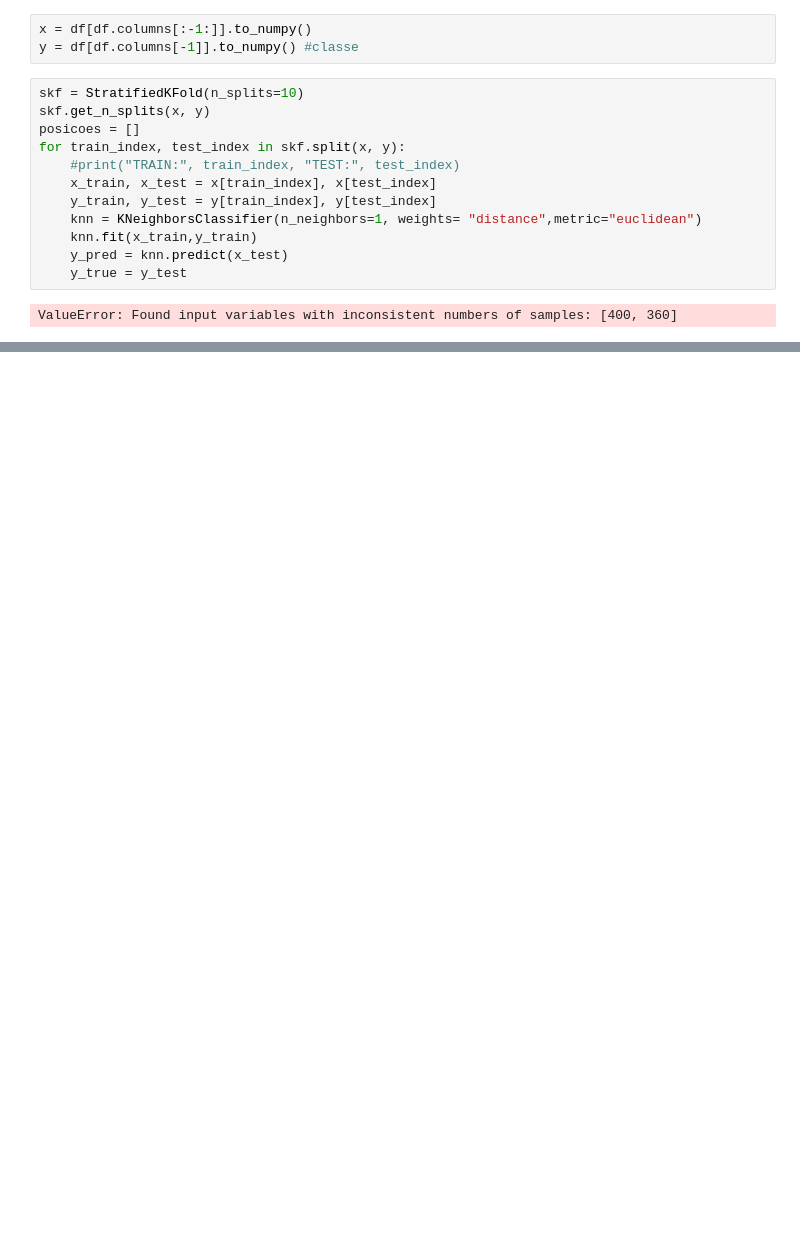
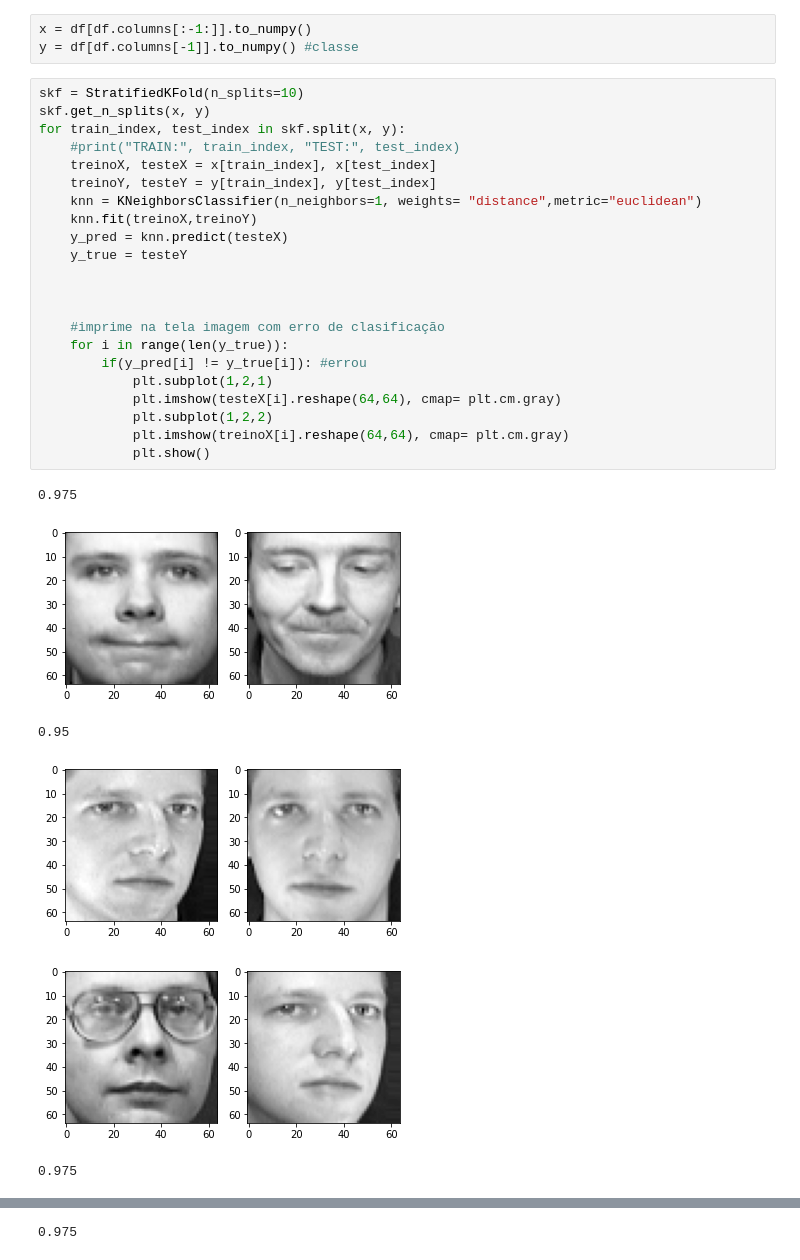
Before and after one commit to michloliveira/reconhecimento-de-padroes-2021.1, a Jupyter notebook: Semana-8/python/semana8.ipynb, the cells around one changed output, grey strips where cells are left out. Drawn from its saved outputs; the diff is of its cells as text; blank space fills up the shorter version.

```diff
--- a/Semana-8/python/semana8.ipynb
+++ b/Semana-8/python/semana8.ipynb
@@ -13,14 +28,29 @@ y = df[df.columns[-1]].to_numpy() #classe
 # %%
 skf = StratifiedKFold(n_splits=10)
 skf.get_n_splits(x, y)
-posicoes = []
 for train_index, test_index in skf.split(x, y):
     #print("TRAIN:", train_index, "TEST:", test_index)
-    x_train, x_test = x[train_index], x[test_index]
-    y_train, y_test = y[train_index], y[test_index]
+    treinoX, testeX = x[train_index], x[test_index]
+    treinoY, testeY = y[train_index], y[test_index]
     knn = KNeighborsClassifier(n_neighbors=1, weights= "distance",metric="euclidean")
-    knn.fit(x_train,y_train)
-    y_pred = knn.predict(x_test)
-    y_true = y_test
+    knn.fit(treinoX,treinoY)
+    y_pred = knn.predict(testeX)
+    y_true = testeY
+
+
+
+    #imprime na tela imagem com erro de clasificação
+    for i in range(len(y_true)):
+        if(y_pred[i] != y_true[i]): #errou
+            plt.subplot(1,2,1)
+            plt.imshow(testeX[i].reshape(64,64), cmap= plt.cm.gray)
+            plt.subplot(1,2,2)
+            plt.imshow(treinoX[i].reshape(64,64), cmap= plt.cm.gray)
+            plt.show()
 # %% [output]
-ValueError: Found input variables with inconsistent numbers of samples: [400, 360]
+0.975
+[figure, added]
+0.95
+[figure, added]
+[figure, added]
+0.975
@@ -26,0 +58 @@ ValueError: Found input variables with inconsistent numbers of samples: [400, 36
+0.975
```
Also changed, not shown: parts of 2 cells of this notebook, 6 other files.
